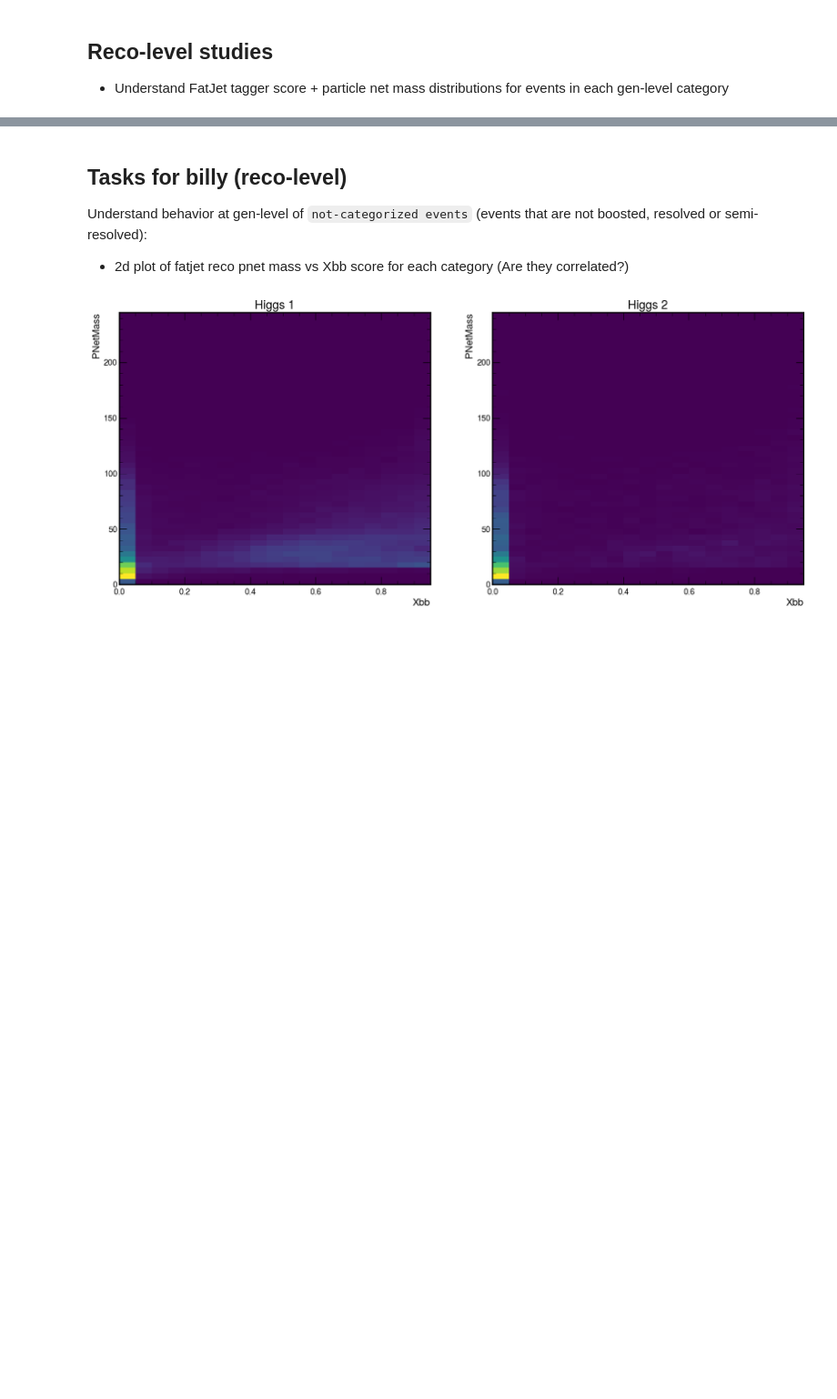
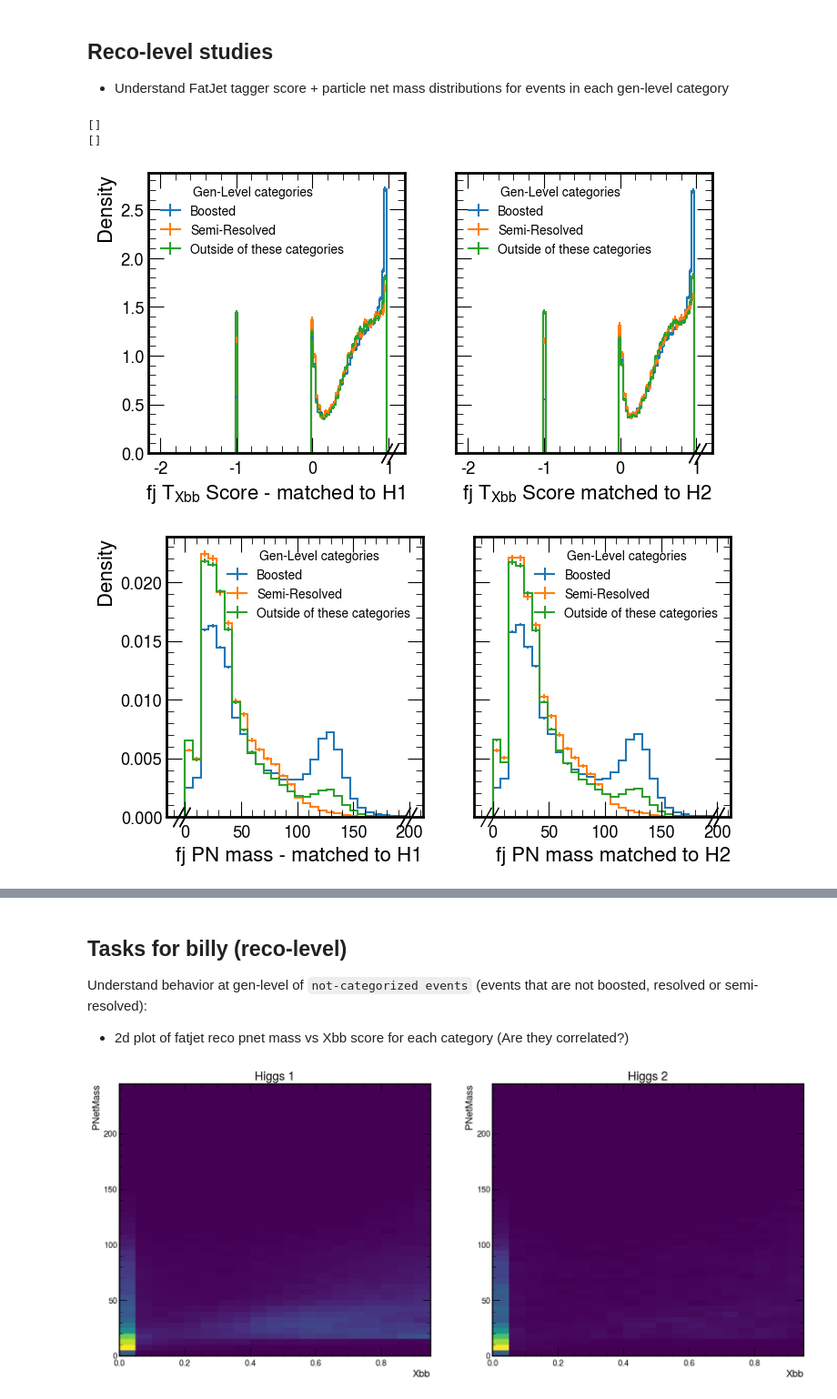
Before and after one commit to LPC-HH/HH4b, a Jupyter notebook: src/HH4b/matching_study/MatchingYields_Oct3.ipynb, the cells around one changed output, grey strips where cells are left out. Shown at 91% size. Cells and saved outputs as stored; diff of their text form; code cells hidden in the pictures; blank space fills up the shorter version.

```diff
--- a/src/HH4b/matching_study/MatchingYields_Oct3.ipynb
+++ b/src/HH4b/matching_study/MatchingYields_Oct3.ipynb
@@ -383,28 +385,38 @@ def plot_h1h2_fj(x, label, bins):
     h1 = hist.Hist(var_axis, cat_axis)
     h1.fill(var=fj_mwh1_boosted, cat="boosted")
     h1.fill(var=fj_mwh1_semi_resolved, cat="semi_resolved")
-    h1.fill(var=fj_mwh1_resolved, cat="resolved")
+    #h1.fill(var=fj_mwh1_resolved, cat="resolved")
     h1.fill(var=fj_mwh1_outside, cat="non-categorized")
 
     h2 = hist.Hist(var_axis, cat_axis)
     h2.fill(var=fj_mwh2_boosted, cat="boosted")
     h2.fill(var=fj_mwh2_semi_resolved, cat="semi_resolved")
-    h2.fill(var=fj_mwh2_resolved, cat="resolved")
+    #h2.fill(var=fj_mwh2_resolved, cat="resolved")
     h2.fill(var=fj_mwh2_outside, cat="non-categorized")
 
-    fig, ax = plt.subplots(1, 2, figsize=(8, 4))
-    hep.histplot(h1[{"cat": "boosted"}], ax=ax[0], label="Boosted")
-    hep.histplot(h1[{"cat": "resolved"}], ax=ax[0], label="Resolved")
-    hep.histplot(h1[{"cat": "semi_resolved"}], ax=ax[0], label="Semi-Resolved")
-    hep.histplot(h1[{"cat": "non-categorized"}], ax=ax[0], label="Outside of these categories")
+    print(fj_mwh1_resolved)
+    fig, ax = plt.subplots(1, 2, figsize=(8, 4),sharey=True)
+    hep.histplot(h1[{"cat": "boosted"}], ax=ax[0], label="Boosted", density=True)
+    #hep.histplot(h1[{"cat": "resolved"}], ax=ax[0], label="Resolved", density=True)
+    hep.histplot(h1[{"cat": "semi_resolved"}], ax=ax[0], label="Semi-Resolved", density=True)
+    hep.histplot(h1[{"cat": "non-categorized"}], ax=ax[0], label="Outside of these categories", density=True)
     leg = ax[0].legend(fontsize=10)
     leg.set_title("Gen-Level categories", prop={"size": 10})
     ax[0].set_xlabel(label + " - matched to H1")
 
-    hep.histplot(h2[{"cat": "boosted"}], ax=ax[1], label="Boosted")
-    hep.histplot(h2[{"cat": "resolved"}], ax=ax[1], label="Resolved")
-    hep.histplot(h2[{"cat": "semi_resolved"}], ax=ax[1], label="Semi-Resolved")
-    hep.histplot(h2[{"cat": "non-categorized"}], ax=ax[1], label="Outside of these categories")
+    hep.histplot(h2[{"cat": "boosted"}], ax=ax[1], label="Boosted", density=True)
+    #hep.histplot(h2[{"cat": "resolved"}], ax=ax[1], label="Resolved", density=True)
+    hep.histplot(h2[{"cat": "semi_resolved"}], ax=ax[1], label="Semi-Resolved", density=True)
+    hep.histplot(h2[{"cat": "non-categorized"}], ax=ax[1], label="Outside of these categories", density=True)
     leg = ax[1].legend(fontsize=10)
     leg.set_title("Gen-Level categories", prop={"size": 10})
     ax[1].set_xlabel(label + " matched to H2")
+    ax[0].set_ylabel("Density")
+# %%
+plot_h1h2_fj(fj_xbb, r"fj $T_{Xbb}$ Score", np.arange(-2, 1, 0.03))
+plot_h1h2_fj(fj_mass, r"fj PN mass", np.arange(0, 200, 7))
+# %% [output]
+[]
+[]
+[figure, added]
+[figure, added]
```
Also changed, not shown: parts of 11 cells of this notebook.
